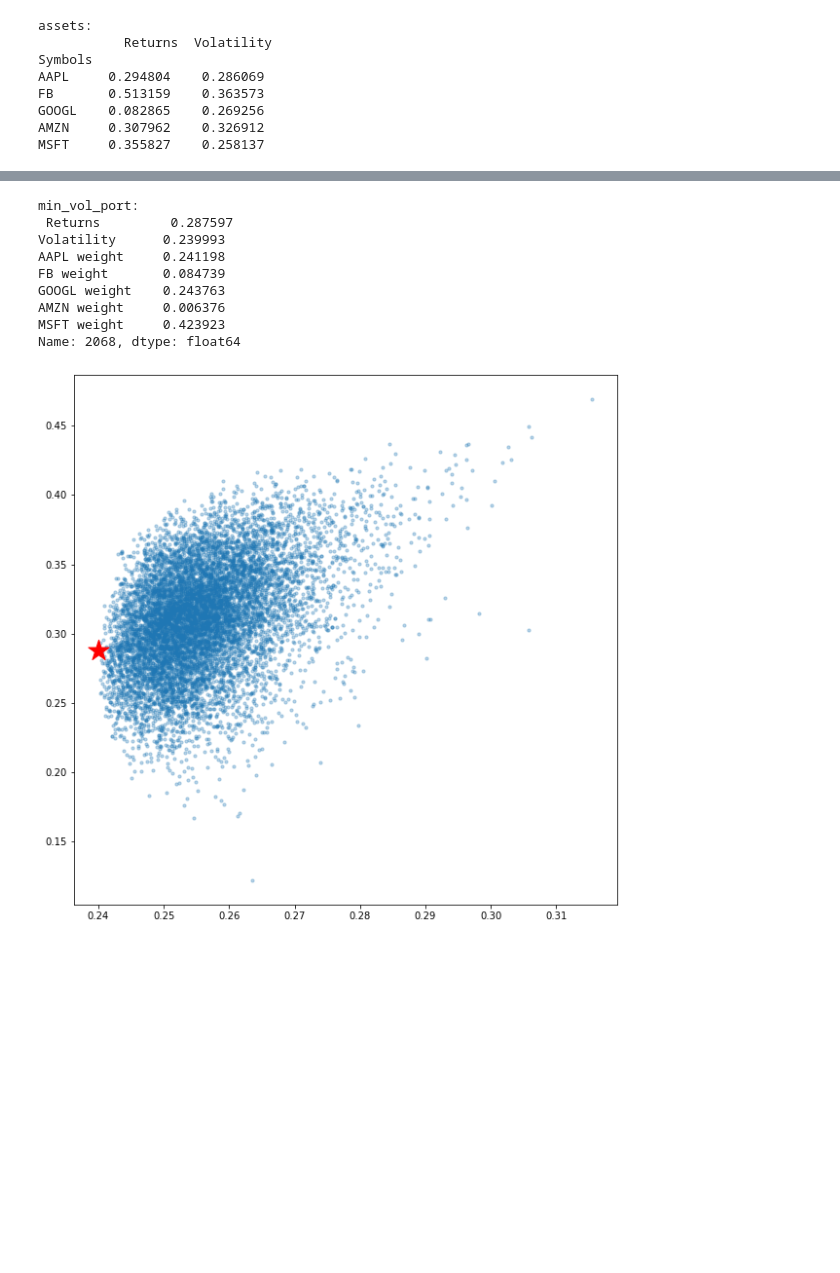
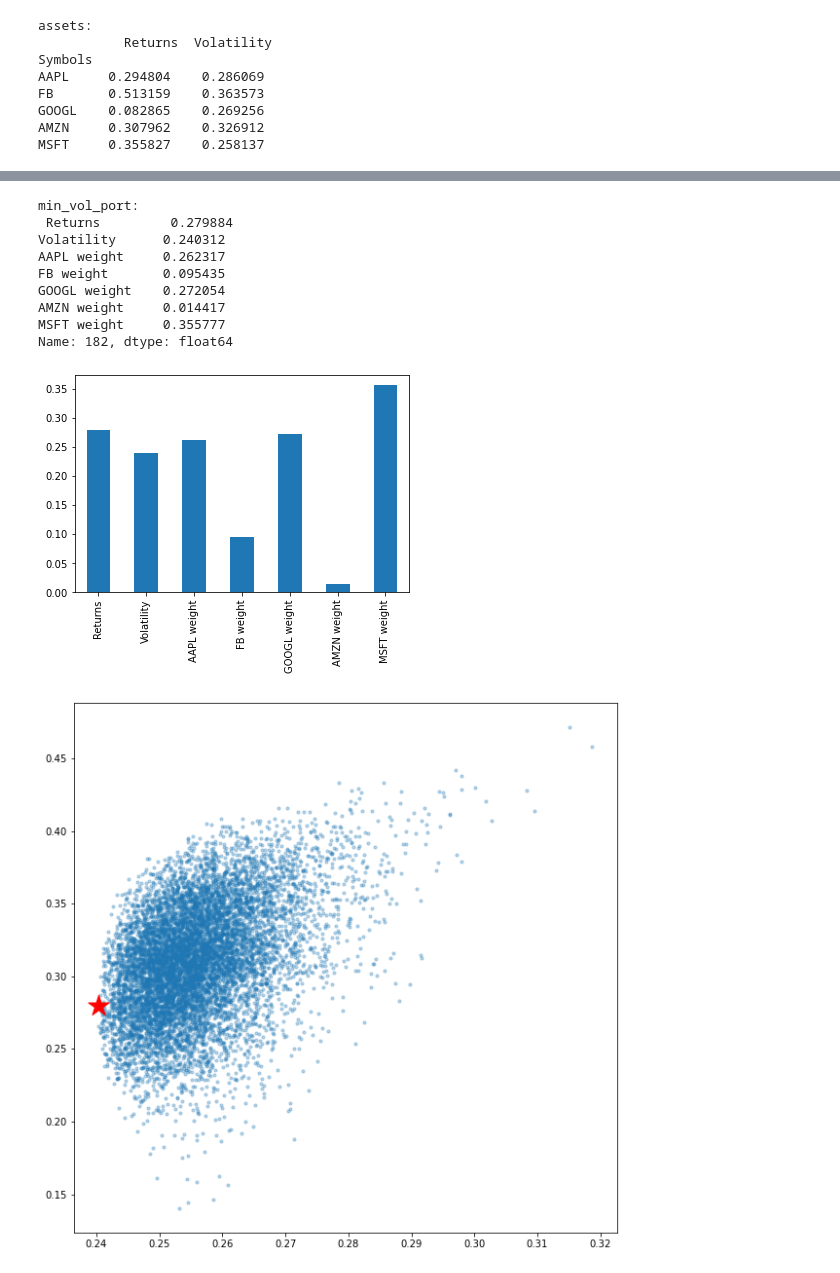
Before and after one commit to ceciliacal/modern_portfolio_theory_optimization, a Jupyter notebook: main.ipynb, the cells around one changed output, grey strips where cells are left out. Drawn from its saved outputs; the diff is of its cells as text; code cells hidden in the pictures; blank space fills up the shorter version.

```diff
--- a/main.ipynb
+++ b/main.ipynb
@@ -234,32 +249,36 @@ plt.show()
 # %%
 #On this graph, we can see the combination of weights that will give all possible combinations:
 #Minimum volatility (left most point), Maximum returns (top most point) and everything in between
 
 #let's calculate minimum volatility portfolio
 min_vol_port = portfolios.iloc[portfolios['Volatility'].idxmin()]
 # idxmin() gives us the minimum value in the column specified.
 print("\nmin_vol_port: \n",min_vol_port)
 
 #minimum volatility is in this portfolio (min_vol_port)
 #now we'll plot this point on the efficient frontier graph
 
+#histogram
+min_vol_port.plot.bar(min_vol_port)
+
 # plotting the minimum volatility portfolio
 plt.subplots(figsize=[10, 10])
 plt.scatter(portfolios['Volatility'], portfolios['Returns'], marker='o', s=10, alpha=0.3)
 plt.scatter(min_vol_port[1], min_vol_port[0], color='r', marker='*', s=500)
 
 plt.show()
 # %% [output]
 min_vol_port:
- Returns         0.287597
-Volatility      0.239993
-AAPL weight     0.241198
-FB weight       0.084739
-GOOGL weight    0.243763
-AMZN weight     0.006376
-MSFT weight     0.423923
-Name: 2068, dtype: float64
+ Returns         0.279884
+Volatility      0.240312
+AAPL weight     0.262317
+FB weight       0.095435
+GOOGL weight    0.272054
+AMZN weight     0.014417
+MSFT weight     0.355777
+Name: 182, dtype: float64
-[figure, old version]
+[figure, new version]
+[figure, added]
 # %%
 #The optimal risky portfolio is the one with the highest Sharpe ratio (cfr formula)
 #Now we need to define the risk factor in order to find optimal portfolio
```
Also changed, not shown: parts of 12 cells of this notebook, 2 other files.
